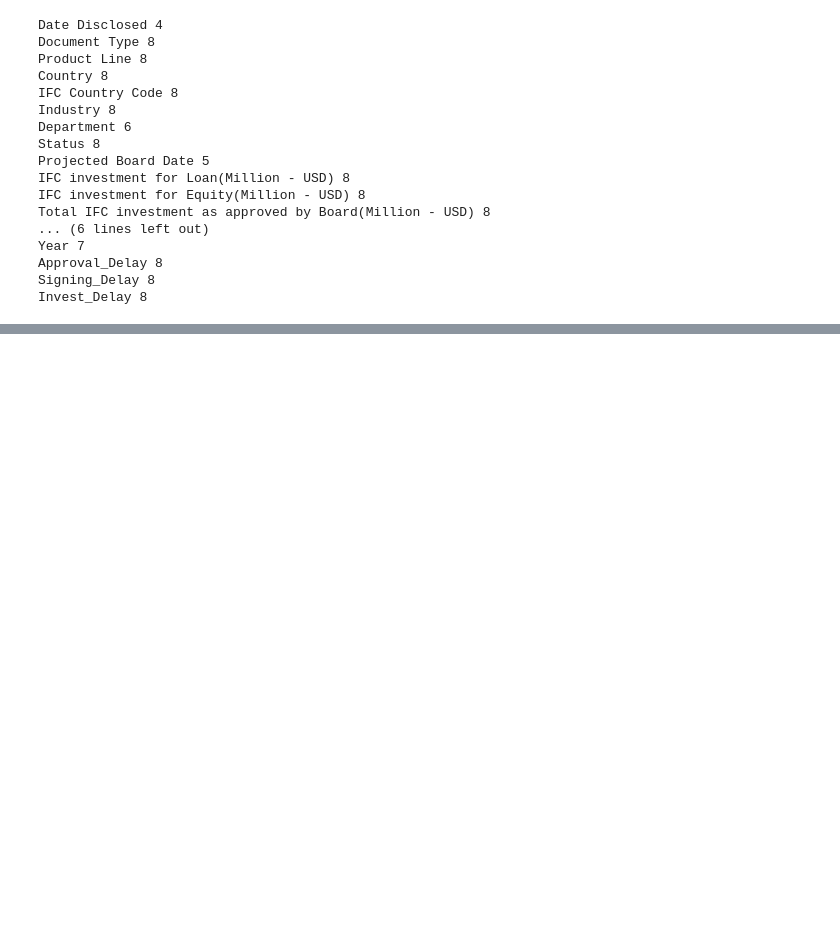
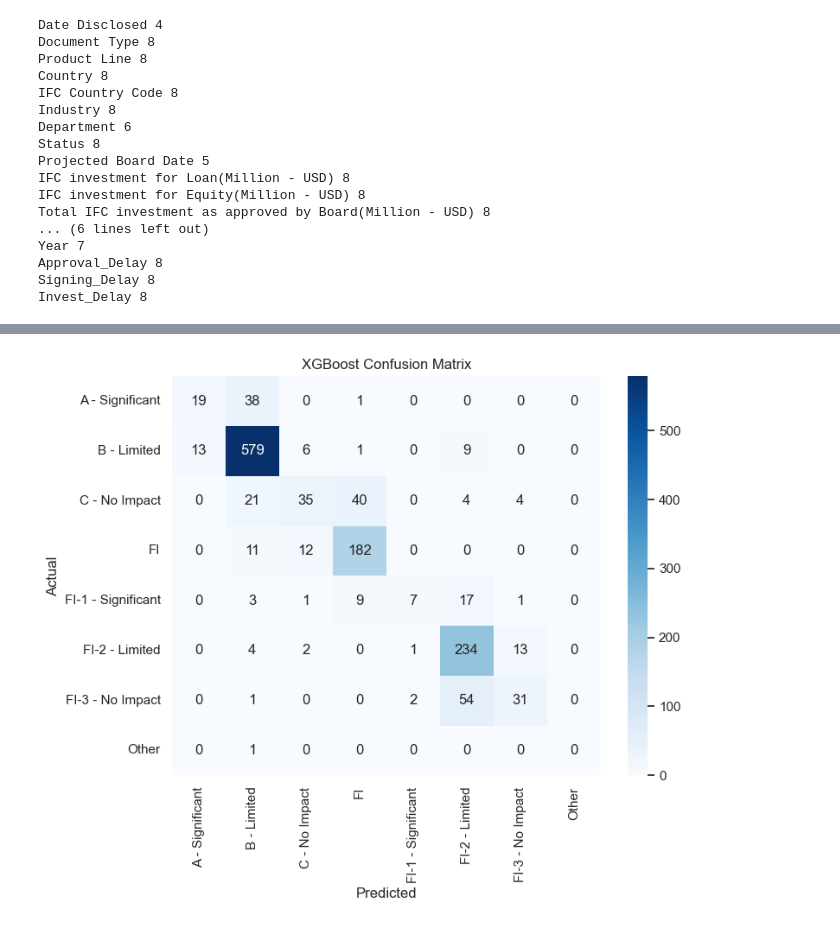
Before and after one commit to Rajabboev/Hybrid_ML_model_investment, a Jupyter notebook: IFC Investment .ipynb, the cells around one changed output, grey strips where cells are left out. Cells and saved outputs as stored; diff of their text form; code cells hidden in the pictures; blank space fills up the shorter version.

```diff
--- a/IFC Investment .ipynb
+++ b/IFC Investment .ipynb
@@ -1104,0 +1363,4 @@ y_clf = df_clean["Environmental Category"]
+# %%
+plot_conf_matrix(xgb_clf, Xc_test, yc_test, "XGBoost Confusion Matrix")
+# %% [output]
+[figure, added]
```
Also changed, not shown: parts of 17 cells of this notebook.
